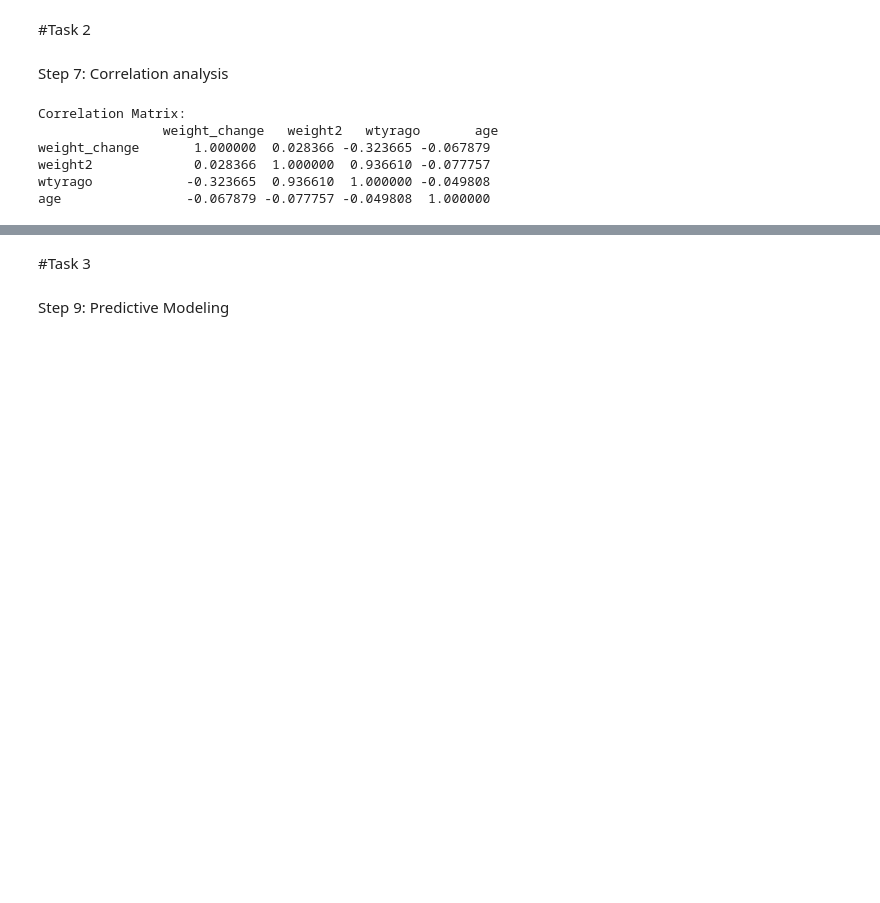
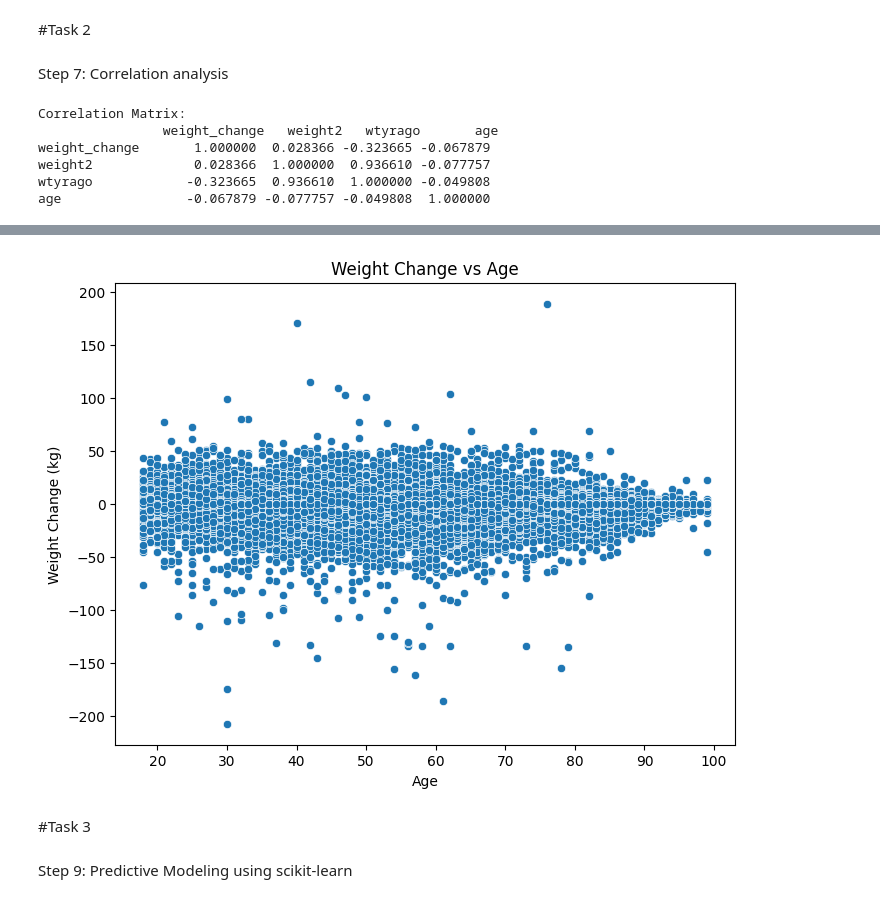
Before and after one commit to DiwashPaudel/DiwashPaudel, a Jupyter notebook: S00393611_Diwash_Paudel_ITEC610_AT3.ipynb, the cells around one changed output, grey strips where cells are left out. Drawn from its saved outputs; the diff is of its cells as text; code cells hidden in the pictures; blank space fills up the shorter version.

```diff
--- a/S00393611_Diwash_Paudel_ITEC610_AT3.ipynb
+++ b/S00393611_Diwash_Paudel_ITEC610_AT3.ipynb
@@ -167,7 +169,17 @@ plt.show()
+# %%
+# Scatter plot for weight_change vs age
+plt.figure(figsize=(8, 6))
+sns.scatterplot(data=df, x='age', y='weight_change')
+plt.title('Weight Change vs Age')
+plt.xlabel('Age')
+plt.ylabel('Weight Change (kg)')
+plt.show()
+# %% [output]
+[figure, added]
 # %% [markdown]
 #Task 3
 # %% [markdown]
-Step 9: Predictive Modeling
+Step 9: Predictive Modeling using scikit-learn
 # %%
 # Simple Linear Regression for predicting house prices based on size (Task 3)
 house_sizes = np.array([[1500], [2000], [2500], [3000], [3500]])
```
Also changed, not shown: parts of 11 cells of this notebook.
